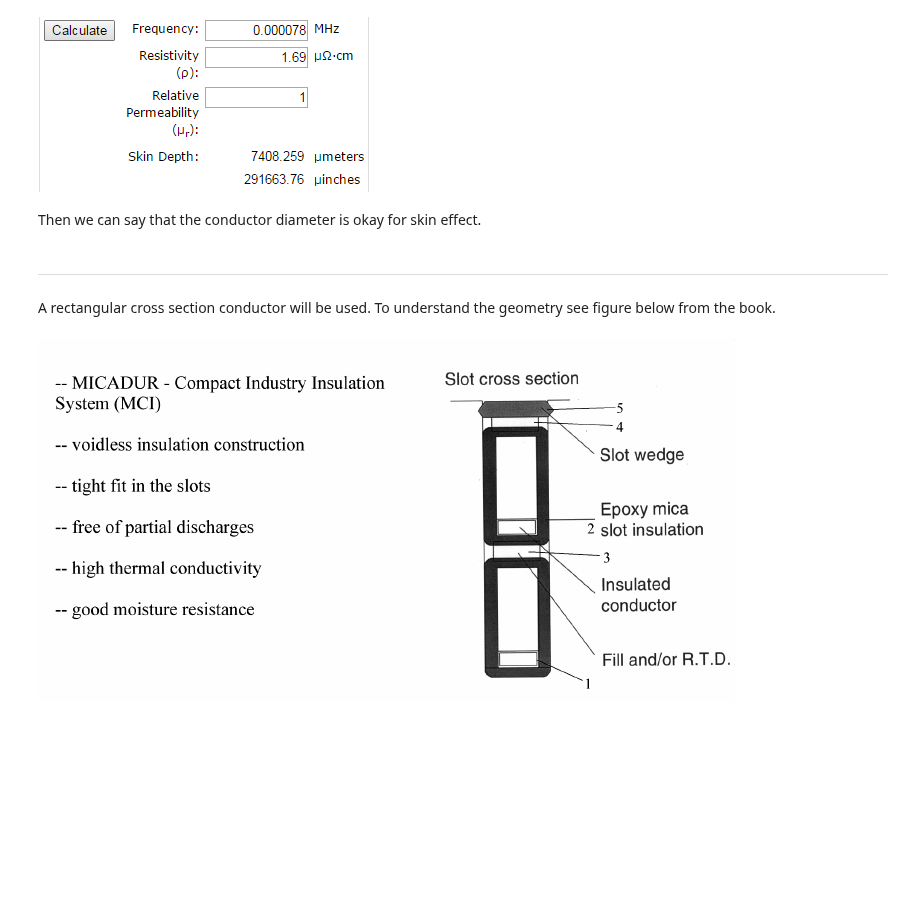
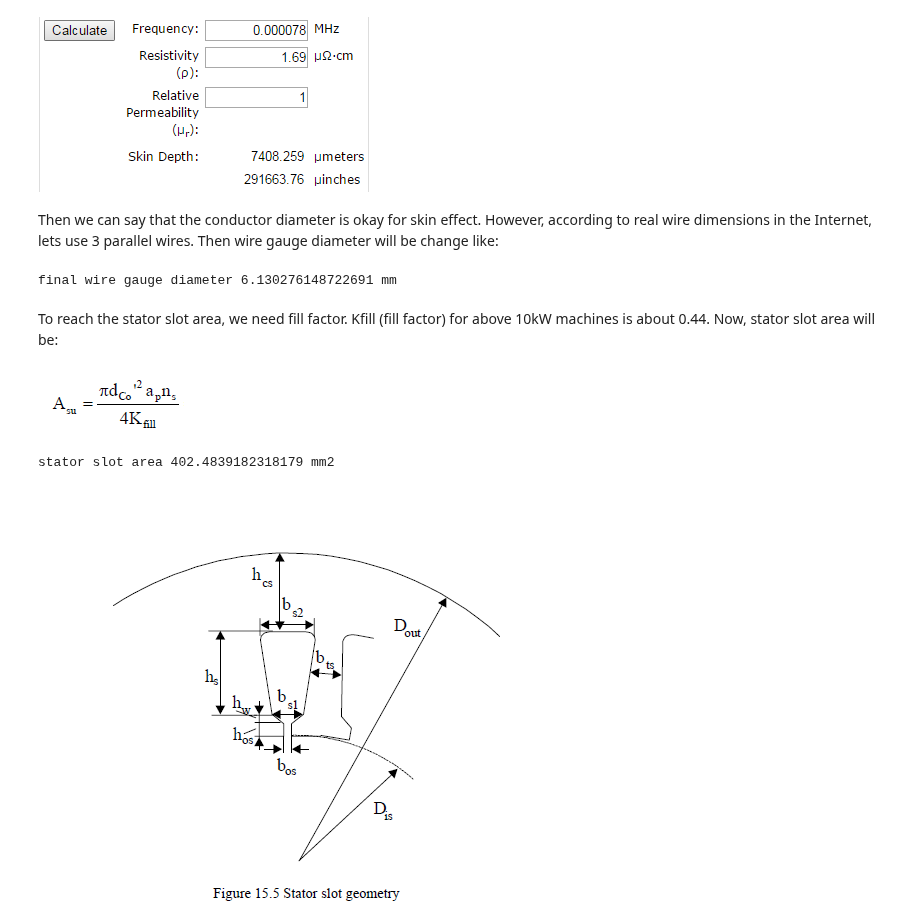
Before and after one commit to odtu/EE564, a Jupyter notebook: TRAIN/Doga/Design of a Train Traction Motor.ipynb, the cells around one changed output. Drawn from its saved outputs; the diff is of its cells as text; code cells hidden in the pictures; blank space fills up the shorter version.

```diff
--- a/TRAIN/Doga/Design of a Train Traction Motor.ipynb
+++ b/TRAIN/Doga/Design of a Train Traction Motor.ipynb
@@ -333,13 +337,29 @@ Image(filename='Images/skindepthofwire.png')
 # %% [output]
 [figure]
 # %% [markdown]
-Then we can say that the conductor diameter is okay for skin effect.
+Then we can say that the conductor diameter is okay for skin effect. However, according to real wire dimensions in the Internet, lets use 3 parallel wires. Then wire gauge diameter will be change like:
-# %% [markdown]
-----------------------------------------------------------
-# %% [markdown]
-A rectangular cross section conductor will be used. To understand the geometry see figure below from the book.
+# %%
+dco=math.sqrt (4*Aco/math.pi/3)
+print ('final wire gauge diameter',dco,'mm')
+# %% [output]
+final wire gauge diameter 6.130276148722691 mm
+# %% [markdown]
+To reach the stator slot area, we need fill factor. Kfill (fill factor) for above 10kW machines is about 0.44.
+Now, stator slot area will be:
 # %%
 from IPython.display import Image
-Image(filename='Images/slotcrosssection.png')
+Image(filename='Images/slotarea.png')
 # %% [output]
-[figure, old version]
+[figure, new version]
+# %%
+Kfill=0.44
+ap=3
+Asu=(math.pi*dco*dco*ns*ap)/(4*Kfill)
+print ('stator slot area',Asu,'mm2')
+# %% [output]
+stator slot area 402.4839182318179 mm2
+# %%
+from IPython.display import Image
+Image(filename='Images/slot.png')
+# %% [output]
+[figure, added]
```
Also changed, not shown: parts of 33 cells of this notebook, 12 other files.
